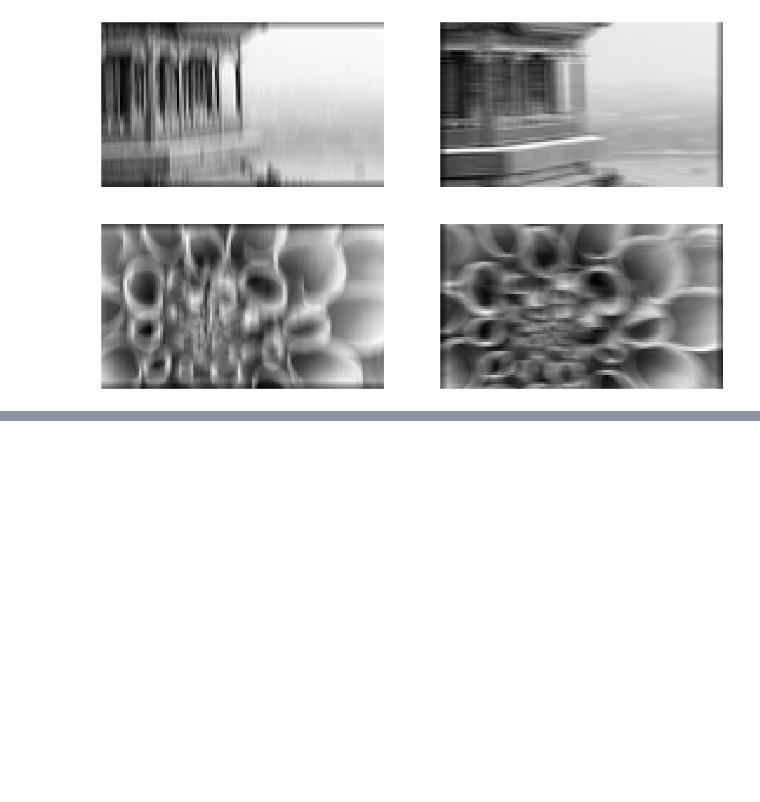
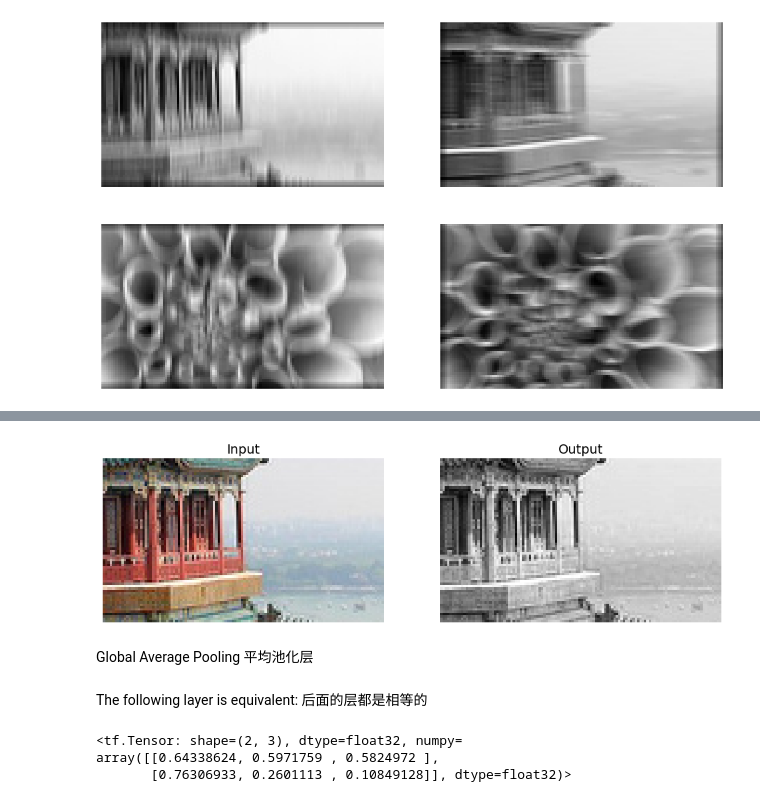
Before and after one commit to planning018/handson-ml-practise, a Jupyter notebook: 14-deep-computer-vision-with-cnns/convolutional_layers_with_keras.ipynb, the cells around one changed output, grey strips where cells are left out. Cells and saved outputs as stored; diff of their text form; code cells hidden in the pictures; blank space fills up the shorter version.

```diff
--- a/14-deep-computer-vision-with-cnns/convolutional_layers_with_keras.ipynb
+++ b/14-deep-computer-vision-with-cnns/convolutional_layers_with_keras.ipynb
@@ -118,0 +174,11 @@ plt.show()
+# %%
+class DepthPool(tf.keras.layers.Layer):
+    def __init__(self, pool_size=2, **kwargs):
+        super().__init__(**kwargs)
+        self.pool_size = pool_size
+
+    def call(self, inputs):
+        shape = tf.shape(inputs)  # shape[-1] is the number of channels
+        groups = shape[-1] // self.pool_size  # number of channel groups
+        new_shape = tf.concat([shape[:-1], [groups, self.pool_size]], axis=0)
+        return tf.reduce_max(tf.reshape(inputs, new_shape), axis=-1)
@@ -118,0 +190,17 @@ plt.show()
+# %%
+depth_output = DepthPool(pool_size=3)(images)
+
+plt.figure(figsize=(12, 8))
+plt.subplot(1, 2, 1)
+plt.title("Input")
+plt.imshow(images[0])  # plot the 1st image
+plt.axis("off")
+plt.subplot(1, 2, 2)
+plt.title("Output")
+plt.imshow(depth_output[0, ..., 0], cmap="gray")  # plot 1st image's output
+plt.axis("off")
+plt.show()
+# %% [output]
+[figure, added]
+# %% [markdown]
+Global Average Pooling 平均池化层
@@ -118,0 +209,3 @@ plt.show()
+# %% [markdown]
+The following layer is equivalent:
+后面的层都是相等的
@@ -118,0 +215,6 @@ plt.show()
+# %%
+global_avg_pool(images)
+# %% [output]
+<tf.Tensor: shape=(2, 3), dtype=float32, numpy=
+array([[0.64338624, 0.5971759 , 0.5824972 ],
+       [0.76306933, 0.2601113 , 0.10849128]], dtype=float32)>
```
Also changed, not shown: parts of 16 cells of this notebook.
